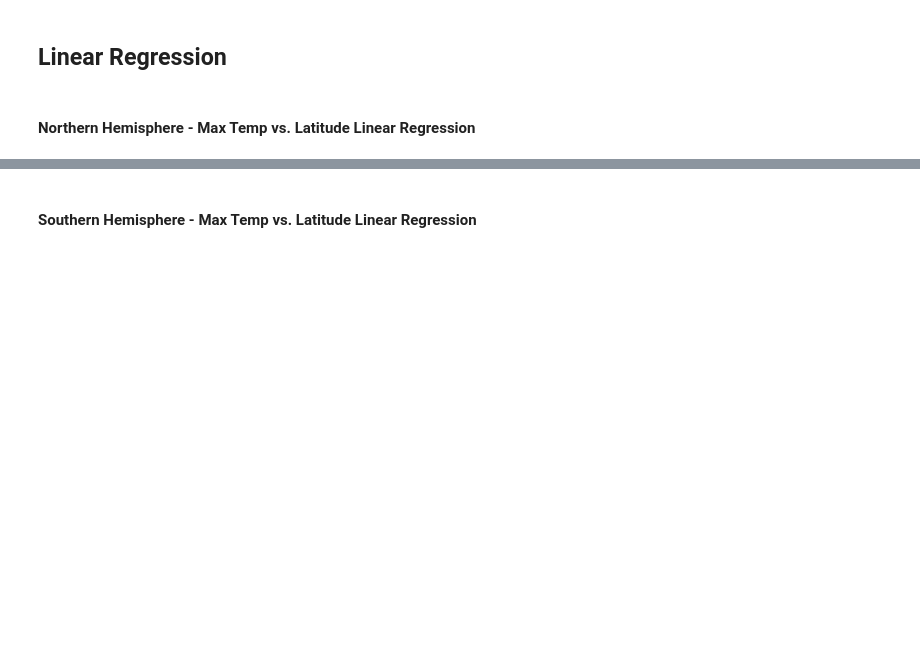
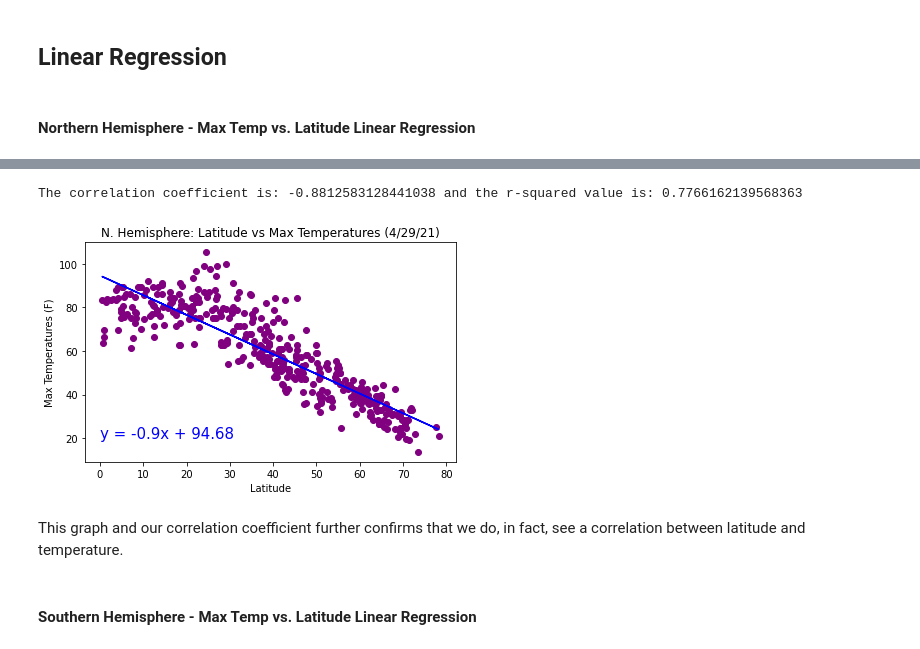
Before and after one commit to knorman123/python-api-challenge, a Jupyter notebook: Weather/WeatherPy.ipynb, the cells around one changed output, grey strips where cells are left out. Drawn from its saved outputs; the diff is of its cells as text; code cells hidden in the pictures; blank space fills up the shorter version.

Commit message:
added regression/plots

```diff
--- a/Weather/WeatherPy.ipynb
+++ b/Weather/WeatherPy.ipynb
@@ -231,3 +231,9 @@ If we were to drop the outlier and reduce the y-values, we would see that there
 ## Linear Regression
 # %% [markdown]
 ####  Northern Hemisphere - Max Temp vs. Latitude Linear Regression
+# %%
+# Limit city_weather_df to northern and southern hemispheres
+northern_df = city_weather_df.loc[city_weather_df['Lat'] > 0]
+northern_df
+southern_df = city_weather_df.loc[city_weather_df['Lat'] < 0]
+southern_df
@@ -234,2 +254,22 @@ If we were to drop the outlier and reduce the y-values, we would see that there
+# %%
+(slope, intercept, rvalue, pvalue, stderr) = linregress(northern_df['Lat'], northern_df['Max Temp'])
+regress_values = northern_df['Lat'] * slope + intercept
+line_eq = "y = " + str(round(slope,2)) + "x + " + str(round(intercept,2))
+
+plt.scatter(northern_df['Lat'], northern_df['Max Temp'], color='purple')
+plt.annotate(line_eq, (0,20),fontsize=15,color='blue')
+plt.plot(northern_df['Lat'], regress_values, color='blue')
+plt.xlabel('Latitude')
+plt.ylabel('Max Temperatures (F)')
+plt.title('N. Hemisphere: Latitude vs Max Temperatures (4/29/21)')
+plt.tight_layout()
+plt.savefig('Images/lat_vs_temp_northern.png', facecolor ='w' )
+print(f"The correlation coefficient is: {rvalue} and the r-squared value is: {rvalue**2}")
+plt.show()
+# %% [output]
+The correlation coefficient is: -0.8812583128441038 and the r-squared value is: 0.7766162139568363
+[figure, added]
+# %% [markdown]
+This graph and our correlation coefficient further confirms that we do, in fact, see a correlation between latitude and temperature.
 # %% [markdown]
 ####  Southern Hemisphere - Max Temp vs. Latitude Linear Regression
```
Also changed, not shown: parts of 15 cells of this notebook, 8 other files.
